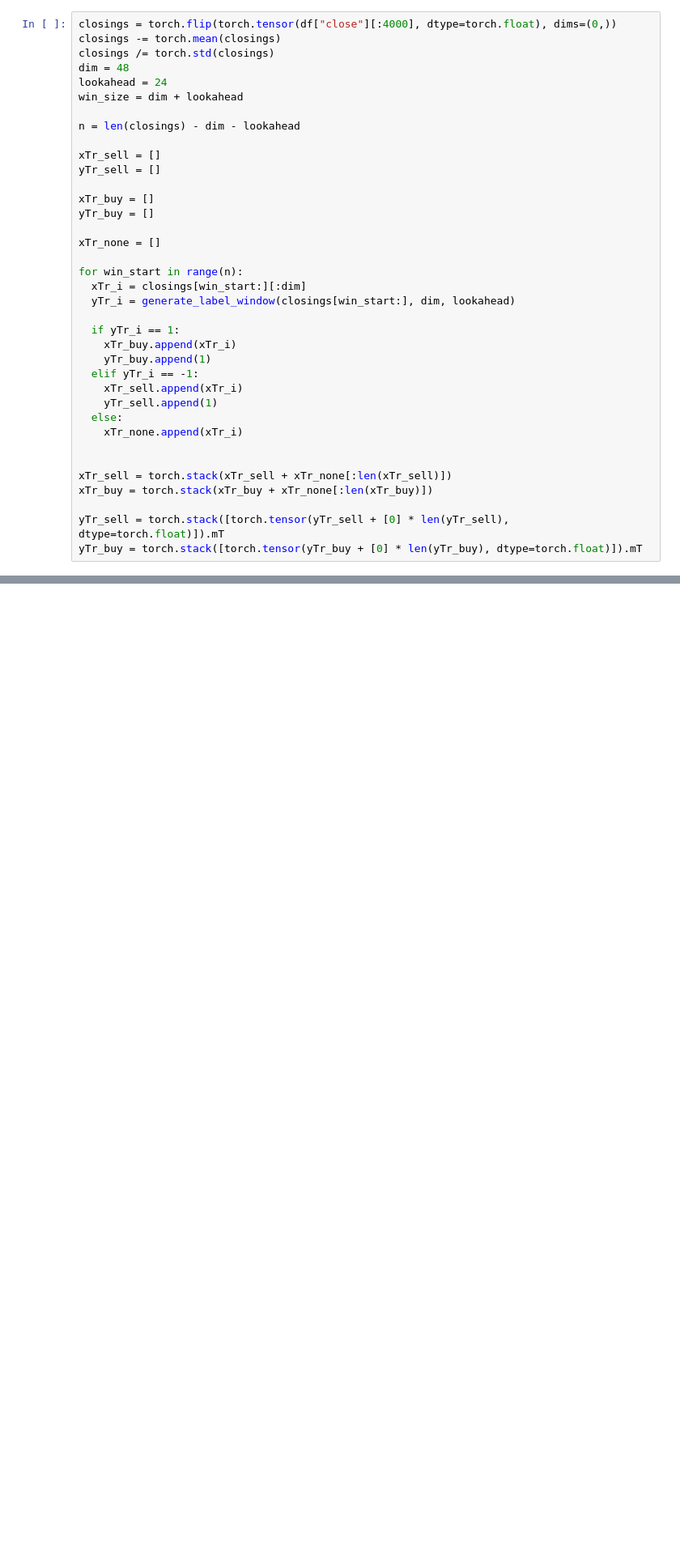
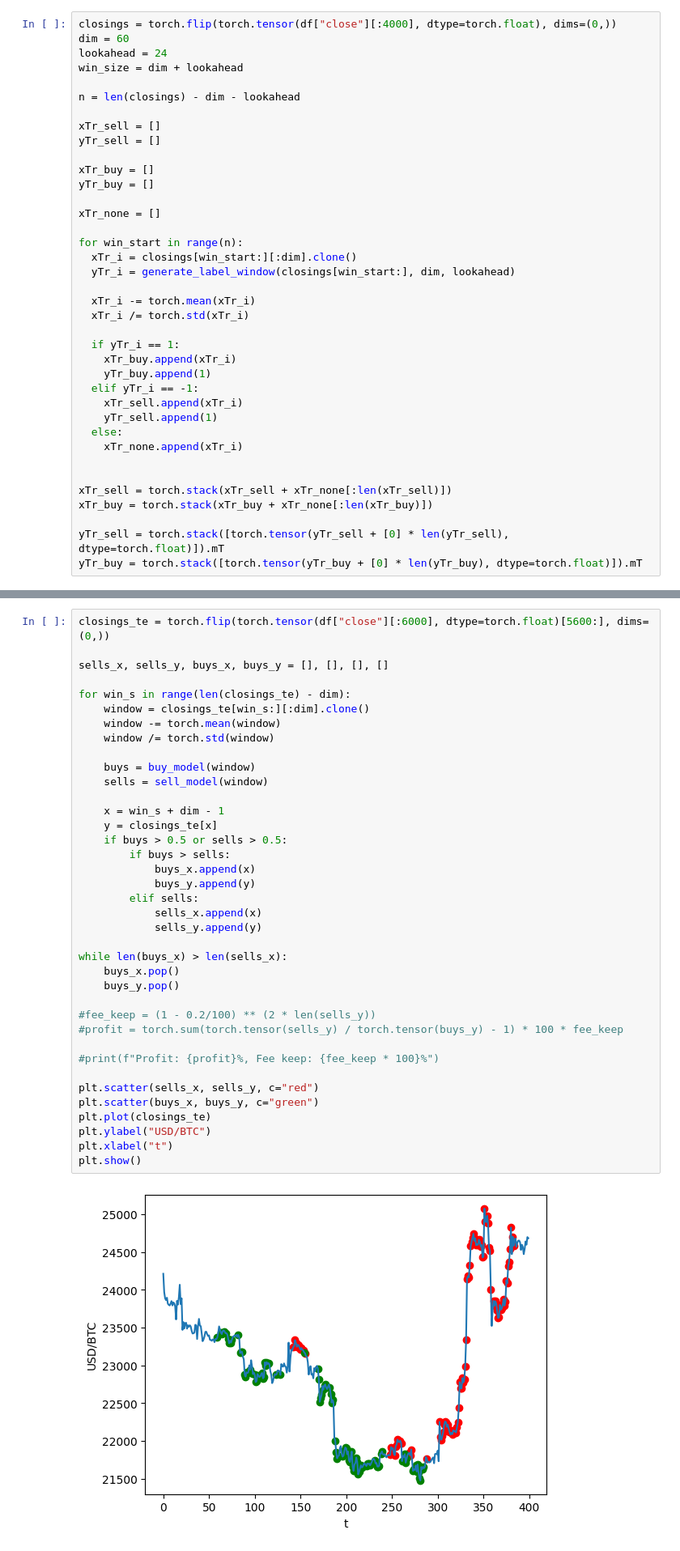
Before and after one commit to neketka/crypto, a Jupyter notebook: tests.ipynb, the cells around one changed output, grey strips where cells are left out. Shown: that part at 81% size. Drawn from its saved outputs; the diff is of its cells as text; blank space fills up the shorter version.

```diff
--- a/tests.ipynb
+++ b/tests.ipynb
@@ -21,9 +21,7 @@ def generate_label_window(closings, dim: int, lookahead: int):
     return -1 if sell else 1
 # %%
 closings = torch.flip(torch.tensor(df["close"][:4000], dtype=torch.float), dims=(0,))
-closings -= torch.mean(closings)
-closings /= torch.std(closings)
-dim = 48
+dim = 60
 lookahead = 24
 win_size = dim + lookahead
 
@@ -38,8 +36,11 @@ yTr_buy = []
 xTr_none = []
 
 for win_start in range(n):
-  xTr_i = closings[win_start:][:dim]
+  xTr_i = closings[win_start:][:dim].clone()
   yTr_i = generate_label_window(closings[win_start:], dim, lookahead)
+
+  xTr_i -= torch.mean(xTr_i)
+  xTr_i /= torch.std(xTr_i)
 
   if yTr_i == 1:
     xTr_buy.append(xTr_i)
@@ -101,0 +121,40 @@ print(f"Buy Error: {buy_error * 100}%, Sell Error: {sell_error * 100}%")
+# %%
+closings_te = torch.flip(torch.tensor(df["close"][:6000], dtype=torch.float)[5600:], dims=(0,))
+
+sells_x, sells_y, buys_x, buys_y = [], [], [], []
+
+for win_s in range(len(closings_te) - dim):
+    window = closings_te[win_s:][:dim].clone()
+    window -= torch.mean(window)
+    window /= torch.std(window)
+
+    buys = buy_model(window)
+    sells = sell_model(window)
+
+    x = win_s + dim - 1
+    y = closings_te[x]
+    if buys > 0.5 or sells > 0.5:
+        if buys > sells:
+            buys_x.append(x)
+            buys_y.append(y)
+        elif sells:
+            sells_x.append(x)
+            sells_y.append(y)
+
+while len(buys_x) > len(sells_x):
+    buys_x.pop()
+    buys_y.pop()
+
+#fee_keep = (1 - 0.2/100) ** (2 * len(sells_y))
+#profit = torch.sum(torch.tensor(sells_y) / torch.tensor(buys_y) - 1) * 100 * fee_keep
+
+#print(f"Profit: {profit}%, Fee keep: {fee_keep * 100}%")
+
+plt.scatter(sells_x, sells_y, c="red")
+plt.scatter(buys_x, buys_y, c="green")
+plt.plot(closings_te)
+plt.ylabel("USD/BTC")
+plt.xlabel("t")
+plt.show()
+# %% [output]
+[figure, added]
```
Also changed, not shown: parts of 1 cell of this notebook.
